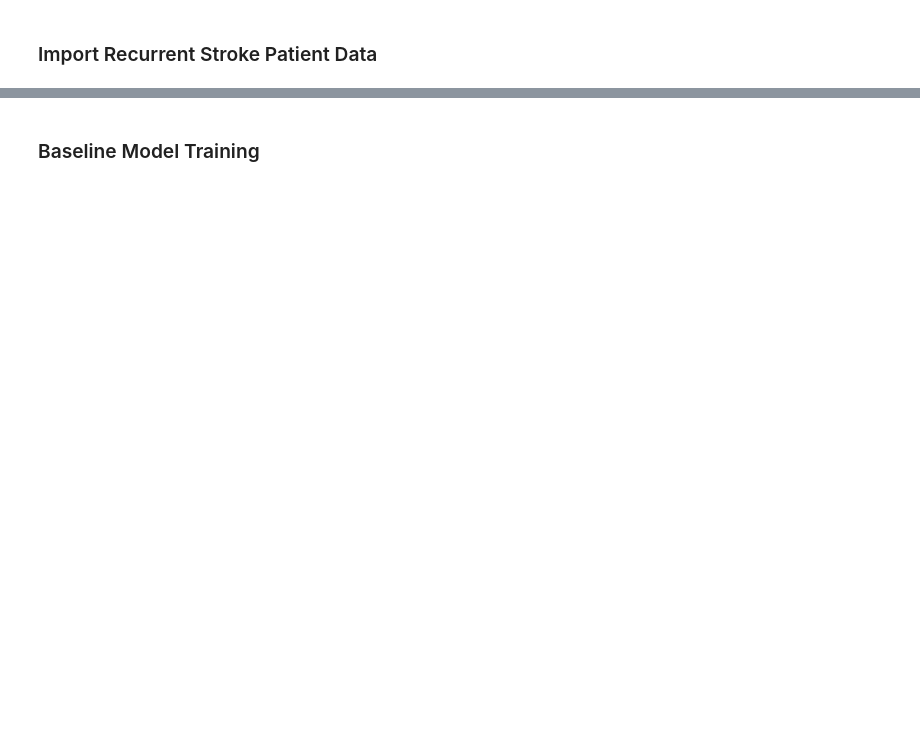
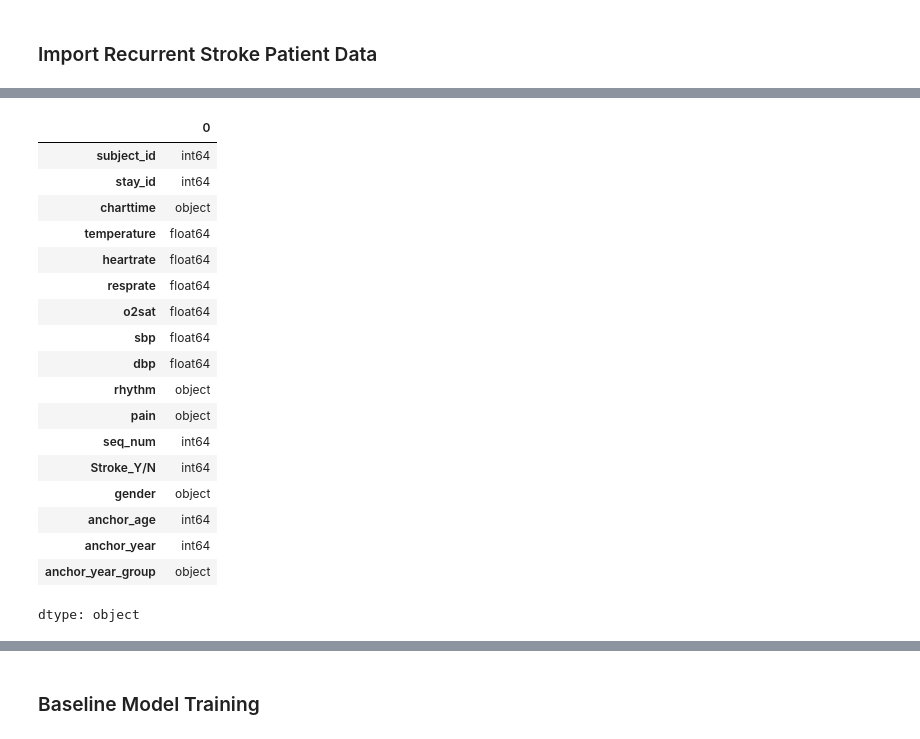
Before and after one commit to Zfeng0207/FIT3199-FYP, a Jupyter notebook: 02_baseline_model_evaluation.ipynb, the cells around one changed output, grey strips where cells are left out. Cells and saved outputs as stored; diff of their text form; code cells hidden in the pictures; blank space fills up the shorter version.

```diff
--- a/02_baseline_model_evaluation.ipynb
+++ b/02_baseline_model_evaluation.ipynb
@@ -61,0 +94,22 @@ processed_df = pd.read_csv('/content/drive/MyDrive/Colab Notebooks/FIT3199-FYP/i
+# %%
+recurrent_df.dtypes
+# %% [output]
+|  | 0 |
+| subject_id | int64 |
+| stay_id | int64 |
+| charttime | object |
+| temperature | float64 |
+| heartrate | float64 |
+| resprate | float64 |
+| o2sat | float64 |
+| sbp | float64 |
+| dbp | float64 |
+| rhythm | object |
+| pain | object |
+| seq_num | int64 |
+| Stroke_Y/N | int64 |
+| gender | object |
+| anchor_age | int64 |
+| anchor_year | int64 |
+| anchor_year_group | object |
+dtype: object
```
Also changed, not shown: parts of 35 cells of this notebook.
